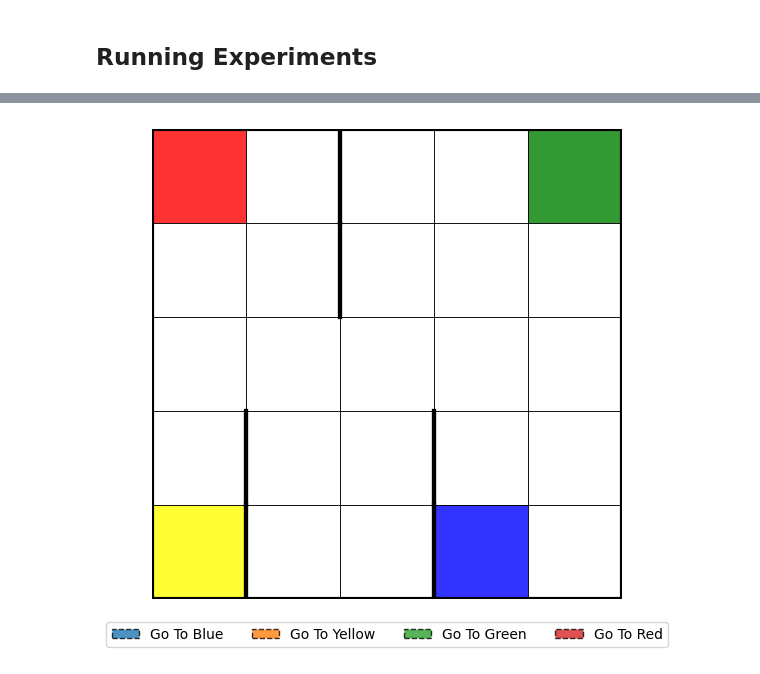
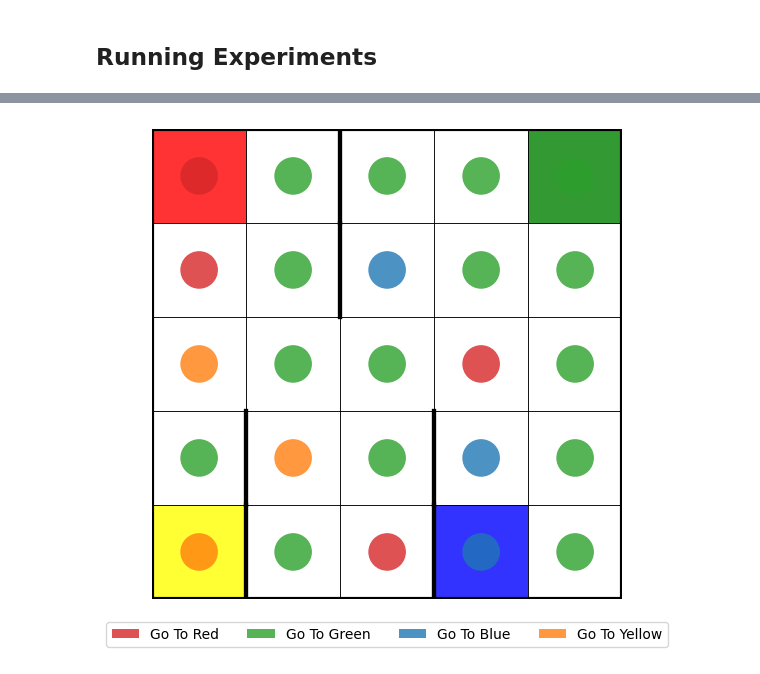
Before and after one commit to JG-0212/DA6400_RL_PA3, a Jupyter notebook: smdp_training.ipynb, the cells around one changed output, grey strips where cells are left out. Cells and saved outputs as stored; diff of their text form; code cells hidden in the pictures.

```diff
--- a/smdp_training.ipynb
+++ b/smdp_training.ipynb
@@ -76,20 +76,13 @@ def get_termination(option_destination_location):
     return termination
 
 def get_initiation(option_destination_location):
-    initiation_set = [False for i in range(500)]
+    initiation_set = [True for i in range(500)]
 
-    option_destination = tu.LOC_TO_COLOR[option_destination_location]
-
-    # Only initiate option "go to" if passenger is in taxi
-    for taxi_row in range(5):
-        for taxi_col in range(5):
-            initiation_set[100*taxi_row + 20*taxi_col + 4*tu.IN_TAXI + option_destination] = True
-
-    # Only initiate option "go to" if there is a passenger to be picked up
-    for taxi_row in range(5):
-        for taxi_col in range(5):
-            for destination in range(4):
-                initiation_set[100*taxi_row + 20*taxi_col + 4*option_destination + destination] = True
+    # Disable initiation in cases where taxi is already at the option's destination
+    taxi_row, taxi_col = option_destination_location
+    for passenger_location in range(5):
+        for destination in range(4):
+            initiation_set[taxi_row*100 + taxi_col*20 + passenger_location*4 + destination] = False
 
     return initiation_set
 
@@ -147,34 +140,34 @@ def vis(state, Qtable, option_labels=None):
     tv.visualize_adjacency()
     tv.visualize_locations()
 
     option_values = Qtable[:,:,passenger_location, destination,:]
     options = np.argmax(option_values, axis=-1)
 
-    # tv.visualize_options(options, option_labels)
+    tv.visualize_options(options, option_labels)
 
-    tv.visualize_options_bubble_plot(option_values, option_labels, norm_axis=None)
+    # tv.visualize_options_bubble_plot(option_values, option_labels, norm_axis=None)
 
     # tv.visualize_heatmap(qvals)
     # tv.visualize_taxi_passenger_destination(state)
 
 
     fig.legend(loc="lower center", bbox_to_anchor=(0.5, -0.08), ncol=4, fontsize=10)
 
     ax.set_xlim(0, 5)
     ax.set_ylim(0, 5)
     ax.set_aspect("equal")
     ax.axis("off")
     plt.gca().invert_yaxis()
 
     plt.tight_layout()
     plt.show()
 
 
 option_labels = {}
 for option in options:
     option_labels[option.index] = option.label
 
 Qtable = np.reshape(smdp_agent.Qtable, (5,5,5,4,-1))
-vis(tu.encode_env_state(3, 3, tu.IN_TAXI, tu.YELLOW), Qtable, option_labels)
+vis(tu.encode_env_state(3, 3, tu.GREEN, tu.RED), Qtable, option_labels)
 # %% [output]
-[figure, old version]
+[figure, new version]
```
Also changed, not shown: parts of 3 cells of this notebook, 3 other files.
